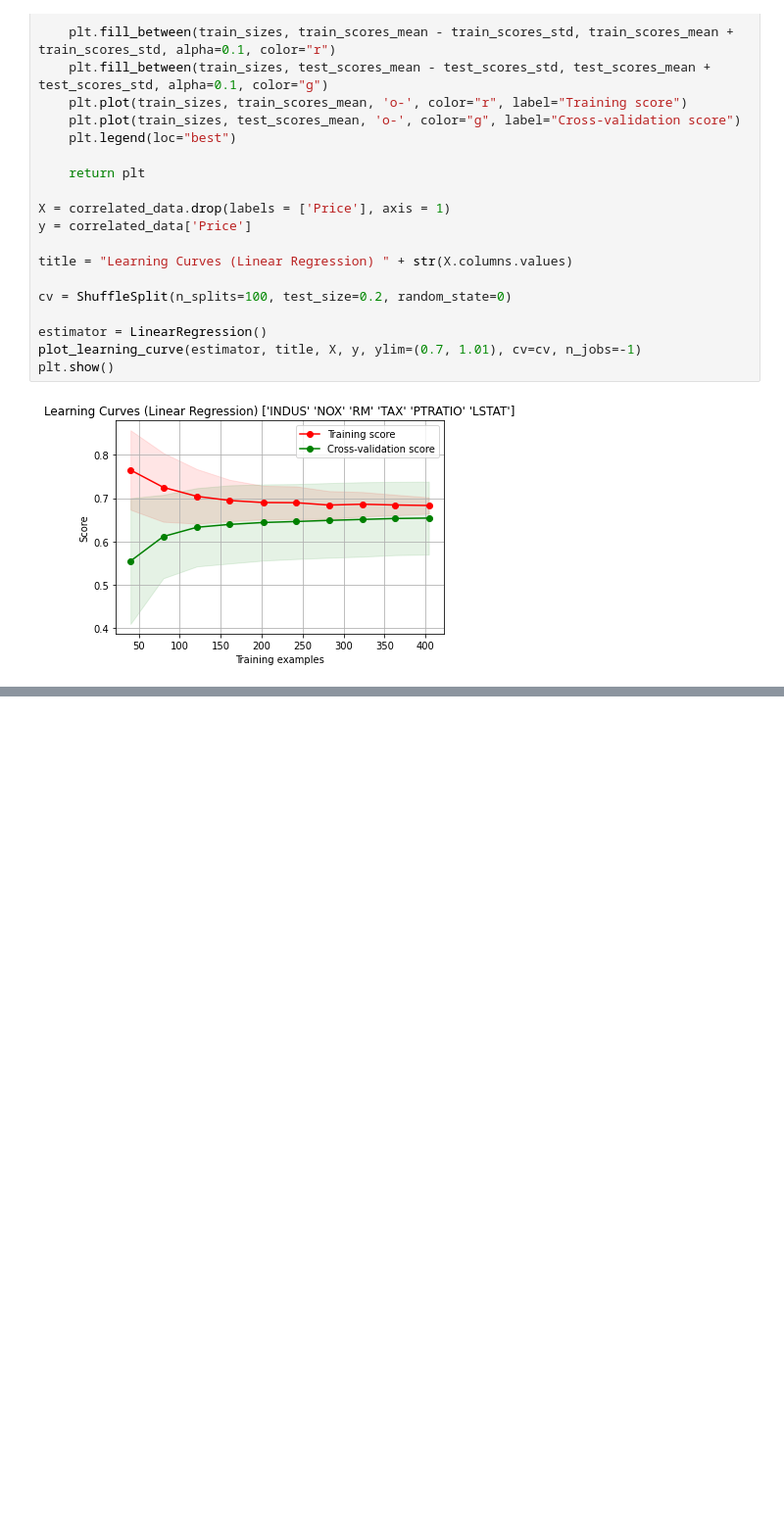
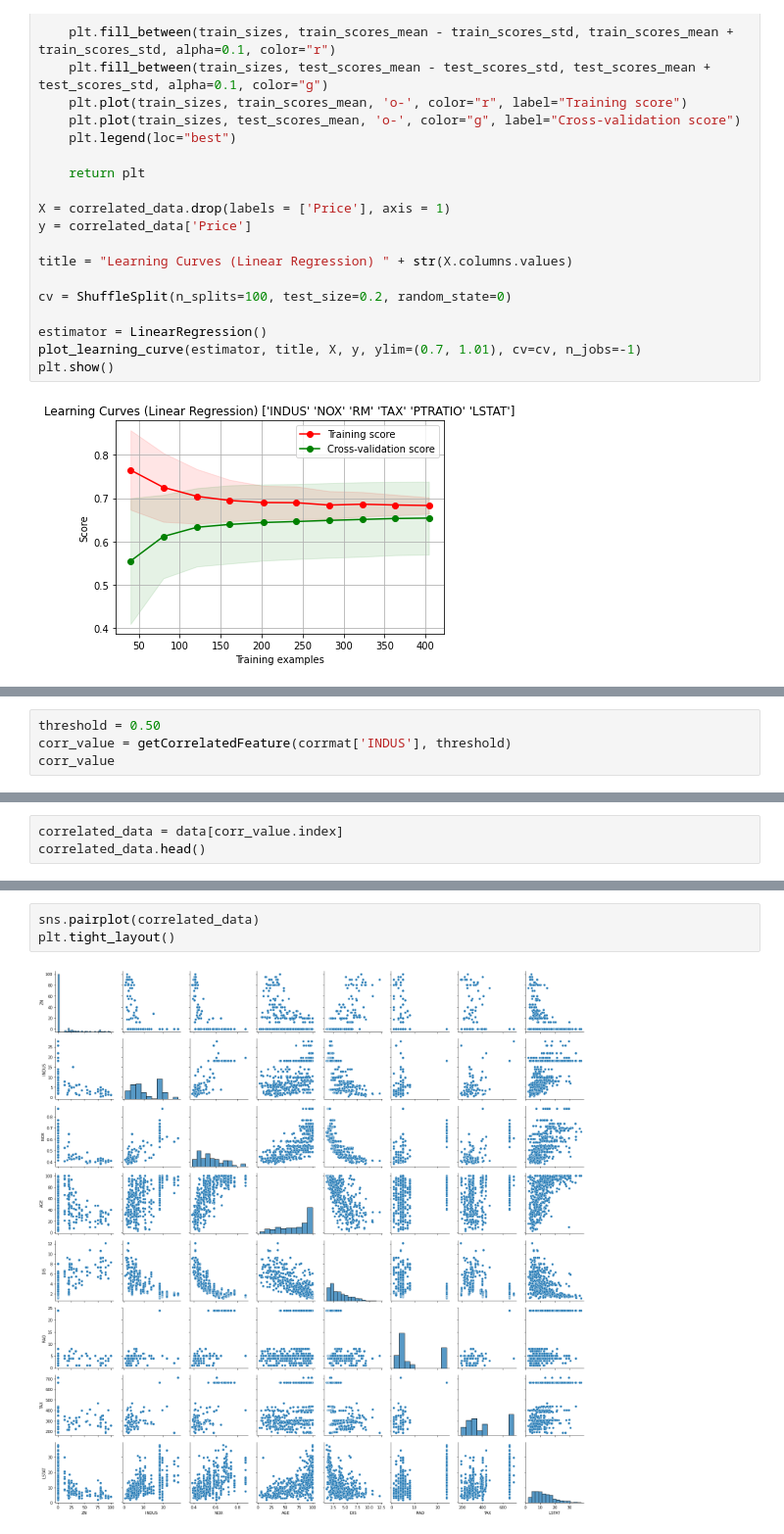
Before and after one commit to carlos-paezf/Deep_Learning, a Jupyter notebook: Primer_Corte/P1T4_S2_Linear Regression Machine Learning Crash Course.ipynb, the cells around one changed output, grey strips where cells are left out. Shown at 98% size. Saved outputs shown, nothing was run; the diff lists cells and outputs as text; blank space fills up the shorter version.

```diff
--- a/Primer_Corte/P1T4_S2_Linear Regression Machine Learning Crash Course.ipynb
+++ b/Primer_Corte/P1T4_S2_Linear Regression Machine Learning Crash Course.ipynb
@@ -638,0 +641,4 @@ plt.show()
+# %%
+threshold = 0.50
+corr_value = getCorrelatedFeature(corrmat['INDUS'], threshold)
+corr_value
@@ -638,0 +660,3 @@ plt.show()
+# %%
+correlated_data = data[corr_value.index]
+correlated_data.head()
@@ -638,0 +670,5 @@ plt.show()
+# %%
+sns.pairplot(correlated_data)
+plt.tight_layout()
+# %% [output]
+[figure, added]
```
Also changed, not shown: parts of 22 cells of this notebook.
